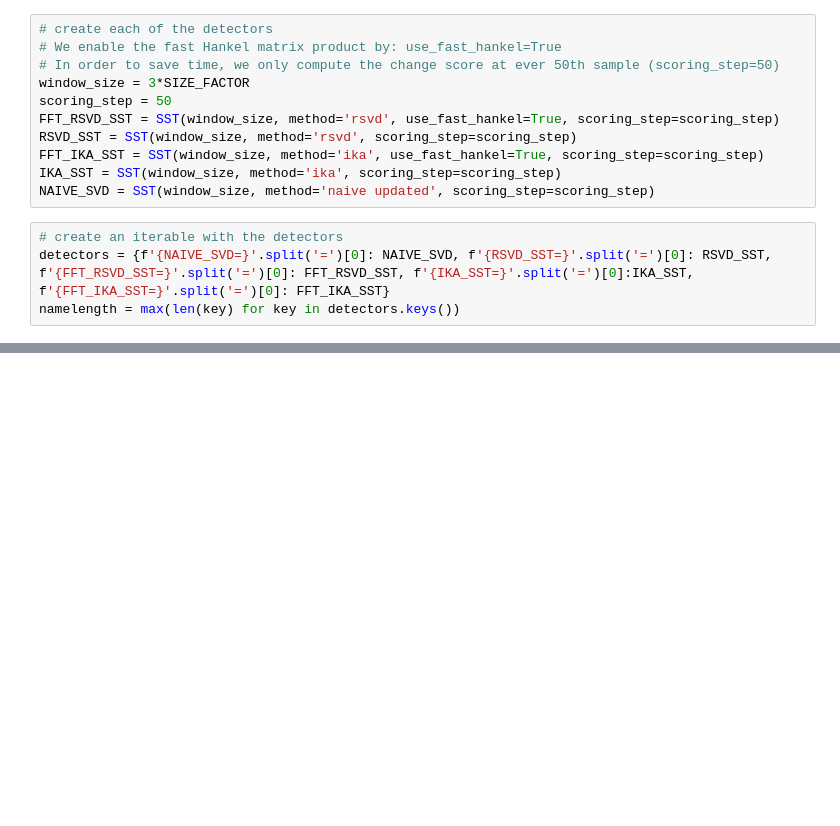
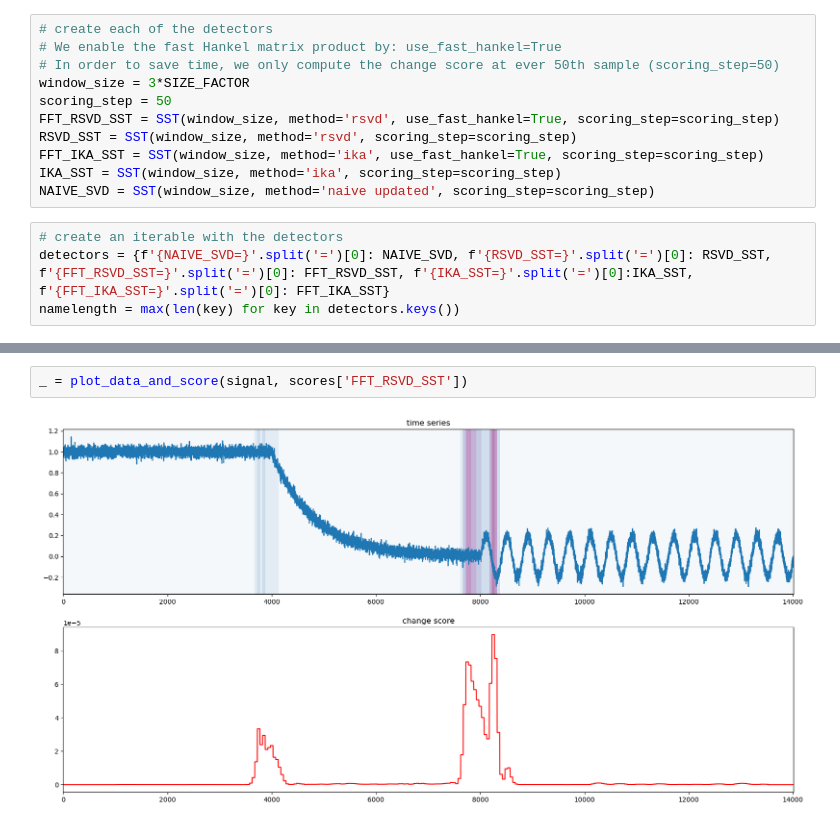
Before and after one commit to Lucew/approximate_hankel, a Jupyter notebook: MinimalExample.ipynb, the cells around one changed output, grey strips where cells are left out. Saved outputs shown, nothing was run; the diff lists cells and outputs as text; blank space fills up the shorter version.

```diff
--- a/MinimalExample.ipynb
+++ b/MinimalExample.ipynb
@@ -104,0 +130,4 @@ Mean absolute error to naive SST: 1.519E-05
+# %%
+_ = plot_data_and_score(signal, scores['FFT_RSVD_SST'])
+# %% [output]
+[figure, added]
```
Also changed, not shown: parts of 9 cells of this notebook.
